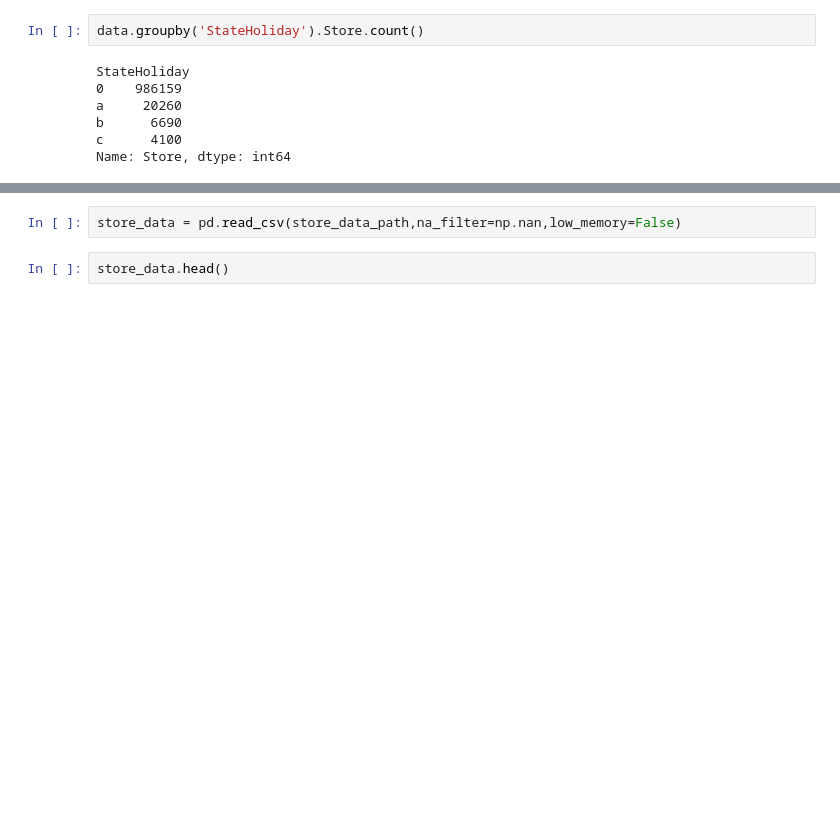
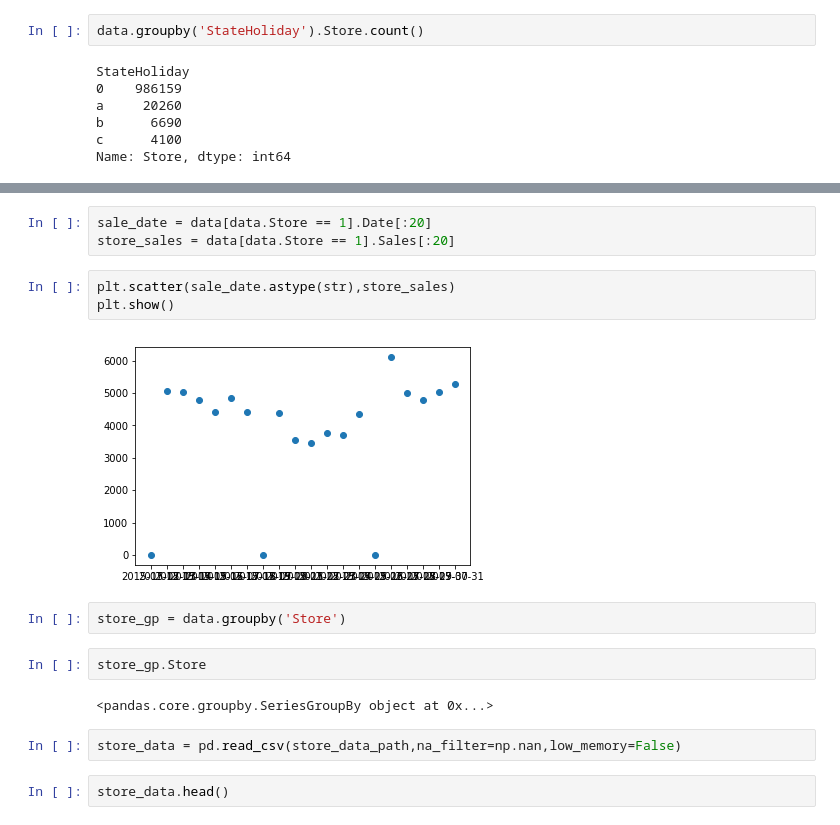
Before and after one commit to cocoper/Rossmann-Store-Sales, a Jupyter notebook: Rossmann Store Sales.ipynb, the cells around one changed output, grey strips where cells are left out. Saved outputs shown, nothing was run; the diff lists cells and outputs as text; blank space fills up the shorter version.

```diff
--- a/Rossmann Store Sales.ipynb
+++ b/Rossmann Store Sales.ipynb
@@ -65,3 +94,17 @@ Name: Store, dtype: int64
+# %%
+sale_date = data[data.Store == 1].Date[:20]
+store_sales = data[data.Store == 1].Sales[:20]
+# %%
+plt.scatter(sale_date.astype(str),store_sales)
+plt.show()
+# %% [output]
+[figure, added]
+# %%
+store_gp = data.groupby('Store')
+# %%
+store_gp.Store
+# %% [output]
+<pandas.core.groupby.SeriesGroupBy object at 0x...>
 # %%
 store_data = pd.read_csv(store_data_path,na_filter=np.nan,low_memory=False)
 # %%
```
Also changed, not shown: parts of 5 cells of this notebook, 1 other file.
